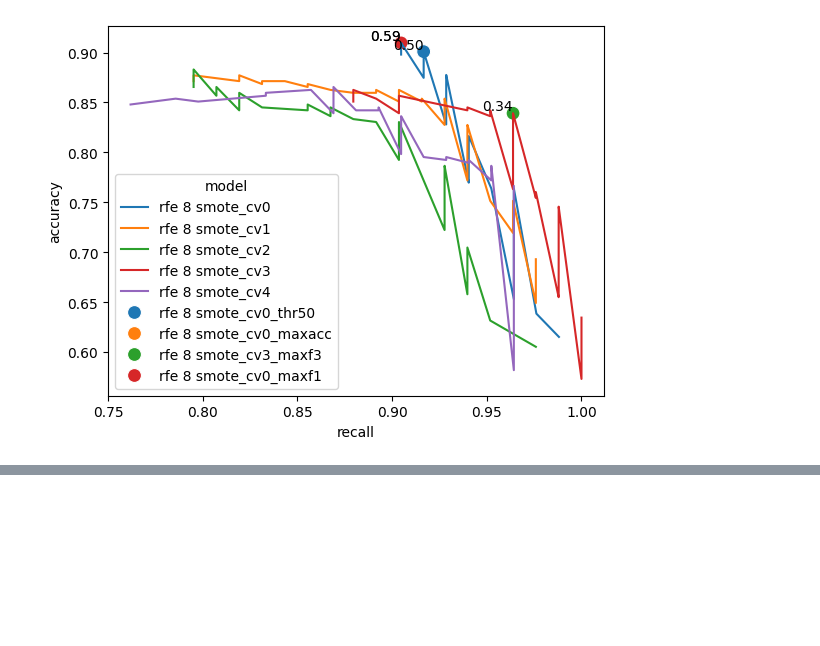
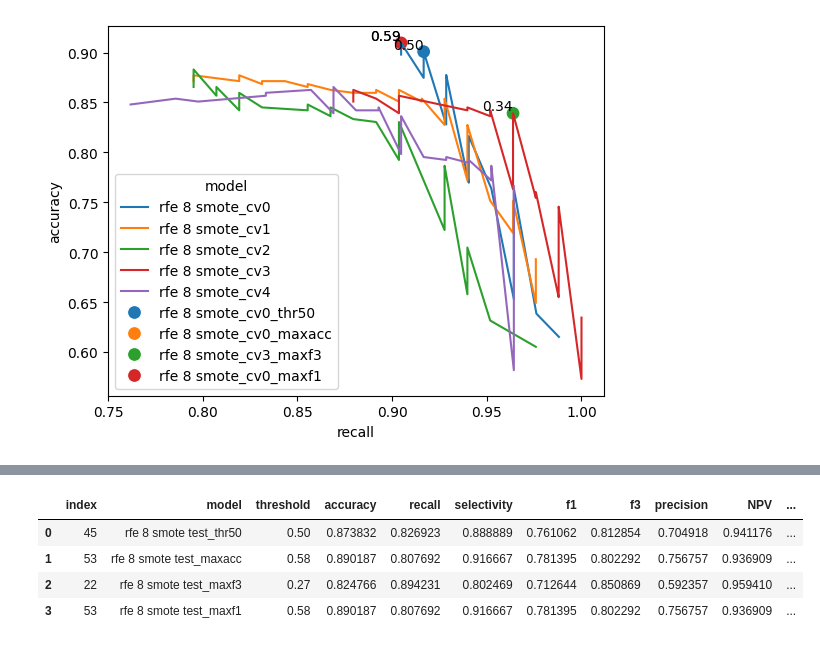
Before and after one commit to AlexanderBusa/ProgettoTeam2, a Jupyter notebook: threshold_tuning.ipynb, the cells around one changed output, grey strips where cells are left out. Cells and saved outputs as stored; diff of their text form; code cells hidden in the pictures; blank space fills up the shorter version.

```diff
--- a/threshold_tuning.ipynb
+++ b/threshold_tuning.ipynb
@@ -371,0 +385,11 @@ plot_acc_recall(cv_thresholds_smote)
+# %%
+imba_pipeline.fit(X_train_rfe,y_train)
+### Compute threshold results
+results_smote = threshold_results(X_test_rfe, y_test, imba_pipeline, "rfe 8 smote test")
+notable_thresholds(results_smote)
+# %% [output]
+|  | index | model | threshold | accuracy | recall | selectivity | f1 | f3 | precision | NPV | ... |
+| 0 | 45 | rfe 8 smote test_thr50 | 0.50 | 0.873832 | 0.826923 | 0.888889 | 0.761062 | 0.812854 | 0.704918 | 0.941176 | ... |
+| 1 | 53 | rfe 8 smote test_maxacc | 0.58 | 0.890187 | 0.807692 | 0.916667 | 0.781395 | 0.802292 | 0.756757 | 0.936909 | ... |
+| 2 | 22 | rfe 8 smote test_maxf3 | 0.27 | 0.824766 | 0.894231 | 0.802469 | 0.712644 | 0.850869 | 0.592357 | 0.959410 | ... |
+| 3 | 53 | rfe 8 smote test_maxf1 | 0.58 | 0.890187 | 0.807692 | 0.916667 | 0.781395 | 0.802292 | 0.756757 | 0.936909 | ... |
```
Also changed, not shown: parts of 2 cells of this notebook.
